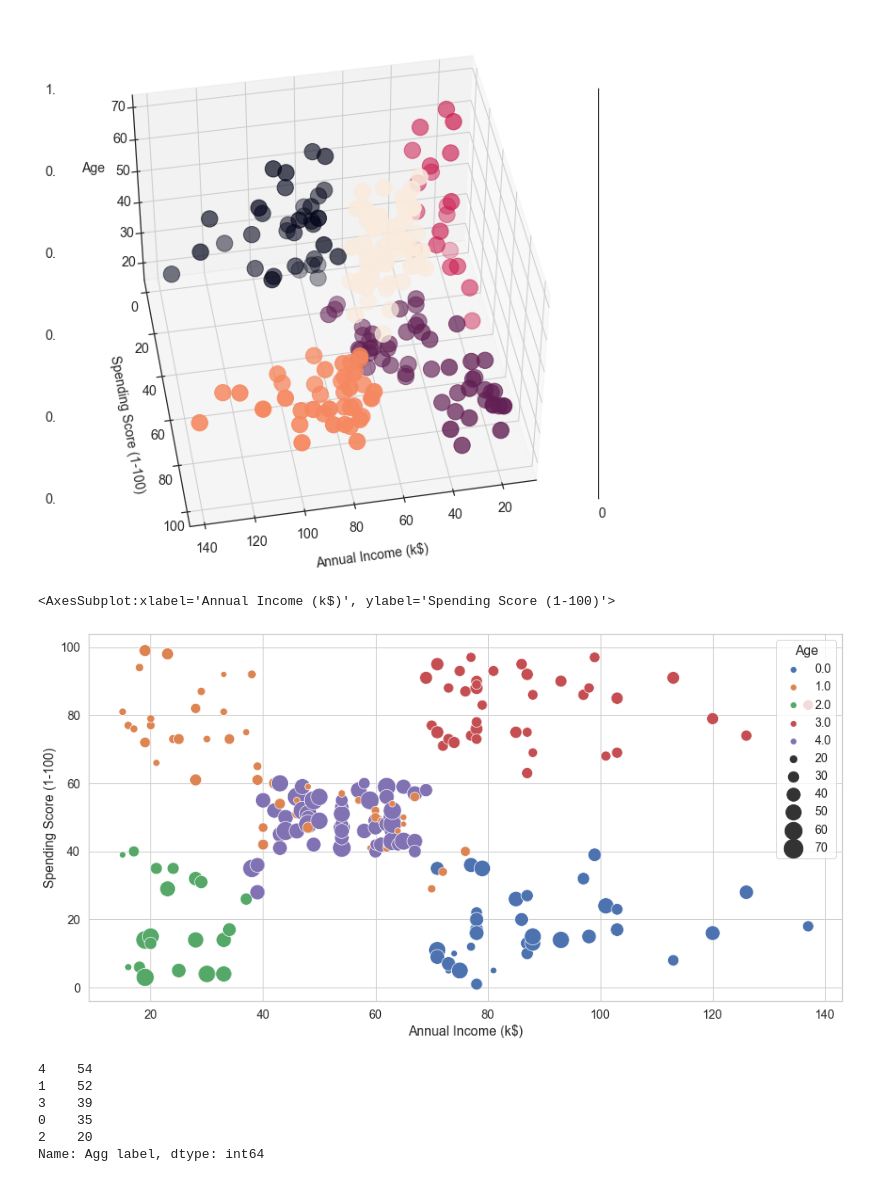
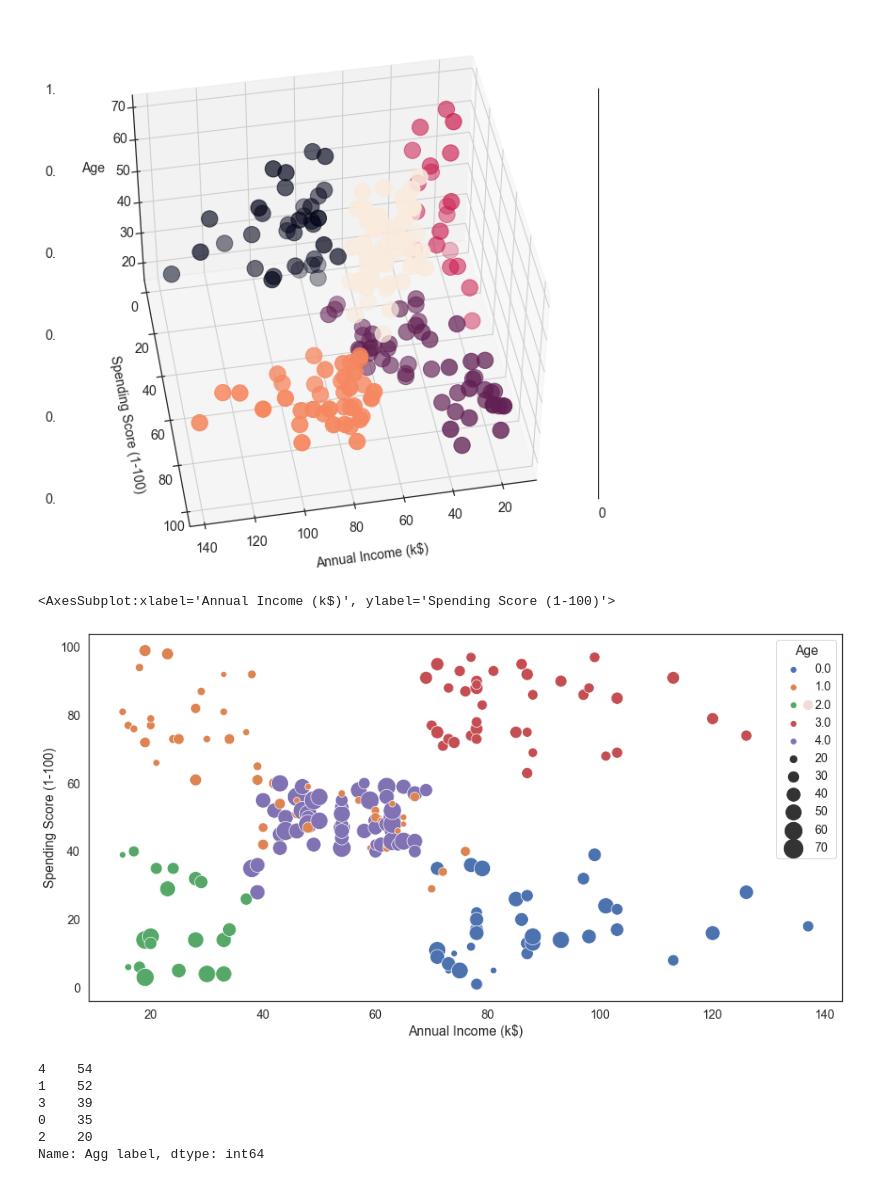
Before and after one commit to AlirezaHanifi/ML-projects-with-python, a Jupyter notebook: 3- Customer segmentation/3 Customer segmentation_A clustering example.ipynb, the cells around one changed output. Saved outputs shown, nothing was run; the diff lists cells and outputs as text; code cells hidden in the pictures.

```diff
--- a/3- Customer segmentation/3 Customer segmentation_A clustering example.ipynb
+++ b/3- Customer segmentation/3 Customer segmentation_A clustering example.ipynb
@@ -207,7 +207,7 @@ Text(0.5, 0, 'Age')
 [figure]
 # %%
 plt.figure(figsize = (16,8))
-sns.set(style = "whitegrid", font_scale = 1.3)
+sns.set(style = "white", font_scale = 1.3)
 sns.scatterplot(data = customer_new, x = 'Annual Income (k$)', y = 'Spending Score (1-100)',
                 hue = k_means_5.astype(np.float), palette = 'deep', size = 'Age',
                 sizes = (50,500))
@@ -485,13 +485,13 @@ Text(0.5, 0, 'Age')
 [figure]
 # %%
 plt.figure(figsize = (16,8))
-sns.set(style = "whitegrid", font_scale = 1.3)
+sns.set(style = "white", font_scale = 1.3)
 sns.scatterplot(data = customer_agg, x = 'Annual Income (k$)', y = 'Spending Score (1-100)',
                 hue = agg_5.astype(np.float), palette = 'deep', size = 'Age',
                 sizes = (50,500))
 # %% [output]
 <AxesSubplot:xlabel='Annual Income (k$)', ylabel='Spending Score (1-100)'>
-[figure, old version]
+[figure, new version]
 # %%
 print(customer_agg['Agg label'].value_counts())
 customer_agg_mean = customer_agg.groupby(by = 'Agg label').mean()
```
Also changed, not shown: parts of 1 cell of this notebook.
